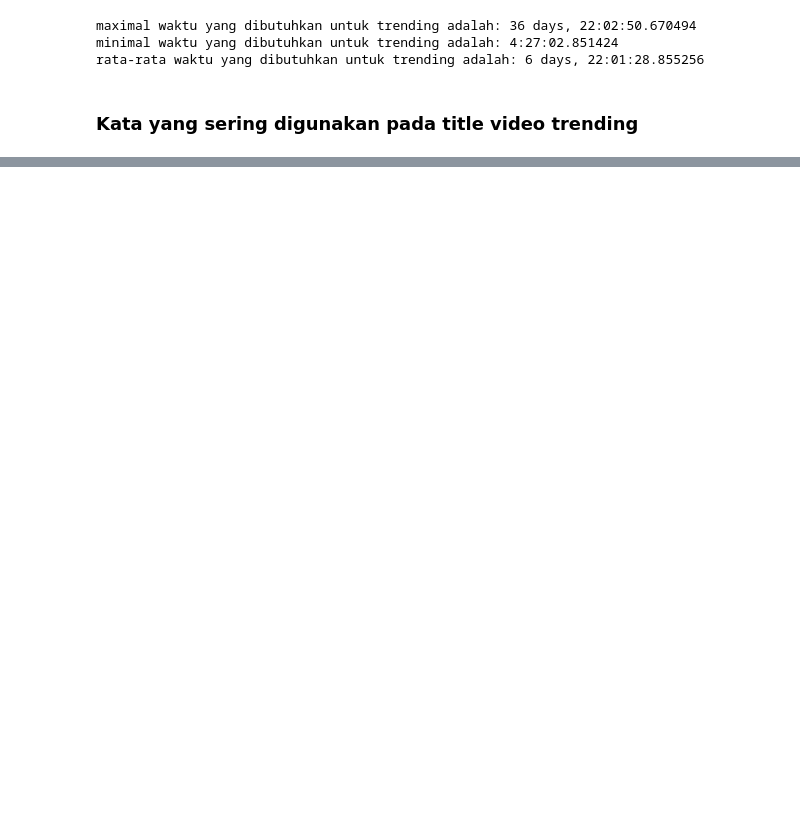
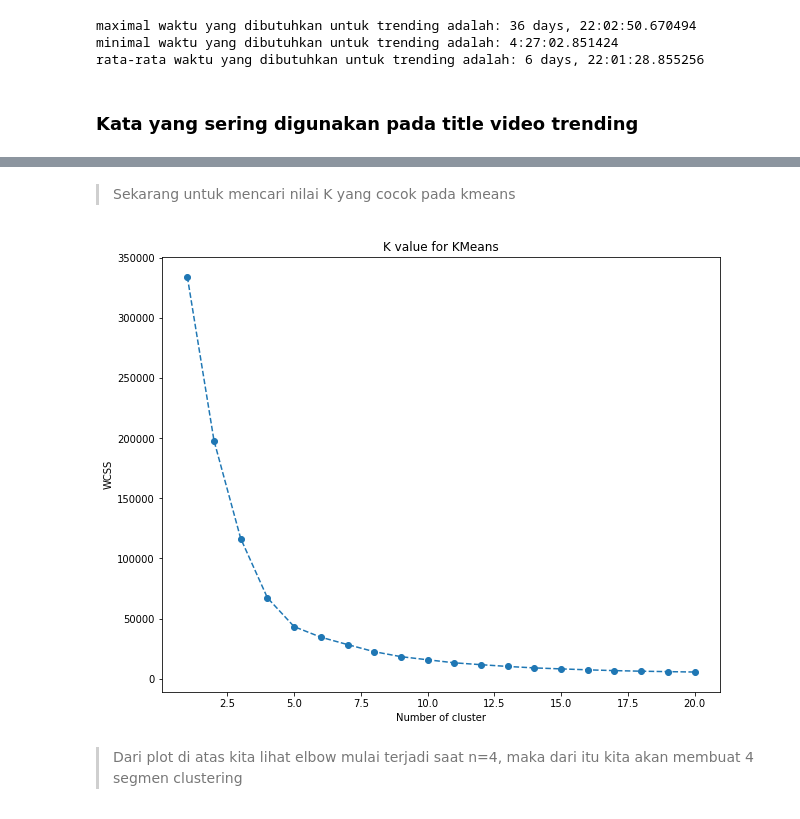
Before and after one commit to nofamex/TA-KASDD, a Jupyter notebook: main.ipynb, the cells around one changed output, grey strips where cells are left out. Cells and saved outputs as stored; diff of their text form; code cells hidden in the pictures; blank space fills up the shorter version.

```diff
--- a/main.ipynb
+++ b/main.ipynb
@@ -455,0 +511,6 @@ plt.show()
+# %%
+# Rerun PCA based on graph
+pca = PCA(n_components=2)
+pca.fit(k_clust_data_std)
+score_pca = pca.transform(k_clust_data_std)
+score_pca
@@ -455,0 +525,21 @@ plt.show()
+# %% [markdown]
+> Sekarang untuk mencari nilai K yang cocok pada kmeans
+# %%
+# Calculate inertia for each K
+wcss = []
+for i in range(1, 21):
+    kmeans = KMeans(n_clusters=i, random_state=42)
+    kmeans.fit(score_pca)
+    wcss.append(kmeans.inertia_)
+# %%
+# Plot the wcss
+plt.figure(figsize=(10,8))
+plt.plot(range(1,21), wcss, marker='o', linestyle='--')
+plt.title('K value for KMeans')
+plt.xlabel('Number of cluster')
+plt.ylabel('WCSS')
+plt.show()
+# %% [output]
+[figure, added]
+# %% [markdown]
+> Dari plot di atas kita lihat elbow mulai terjadi saat n=4, maka dari itu kita akan membuat 4 segmen clustering
```
Also changed, not shown: parts of 37 cells of this notebook.
